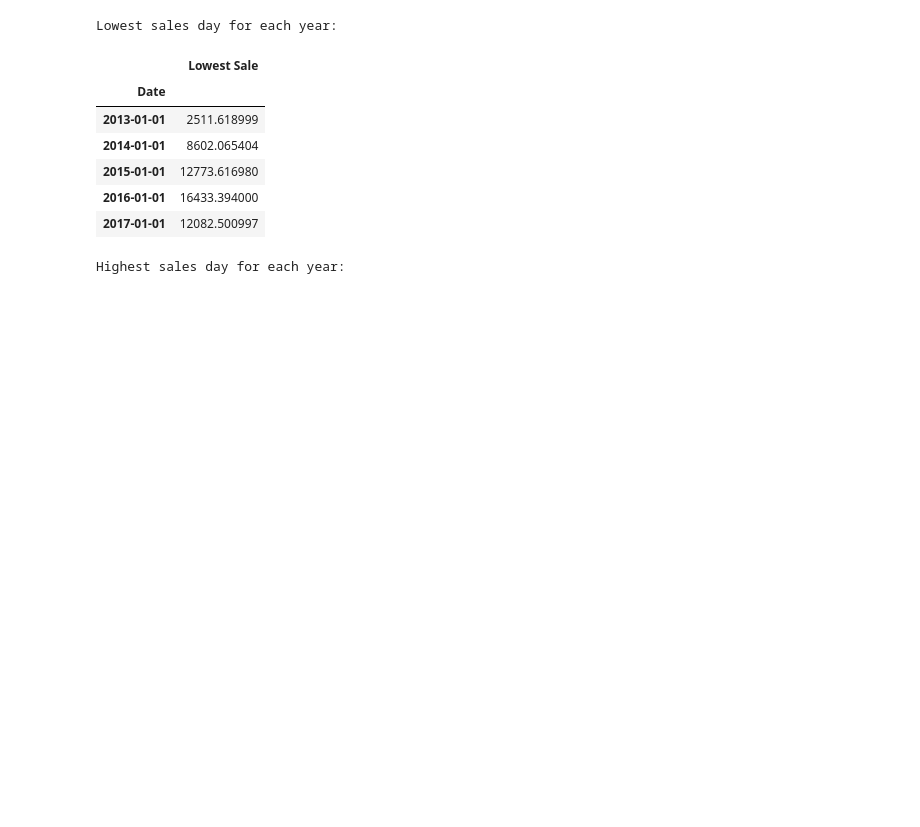
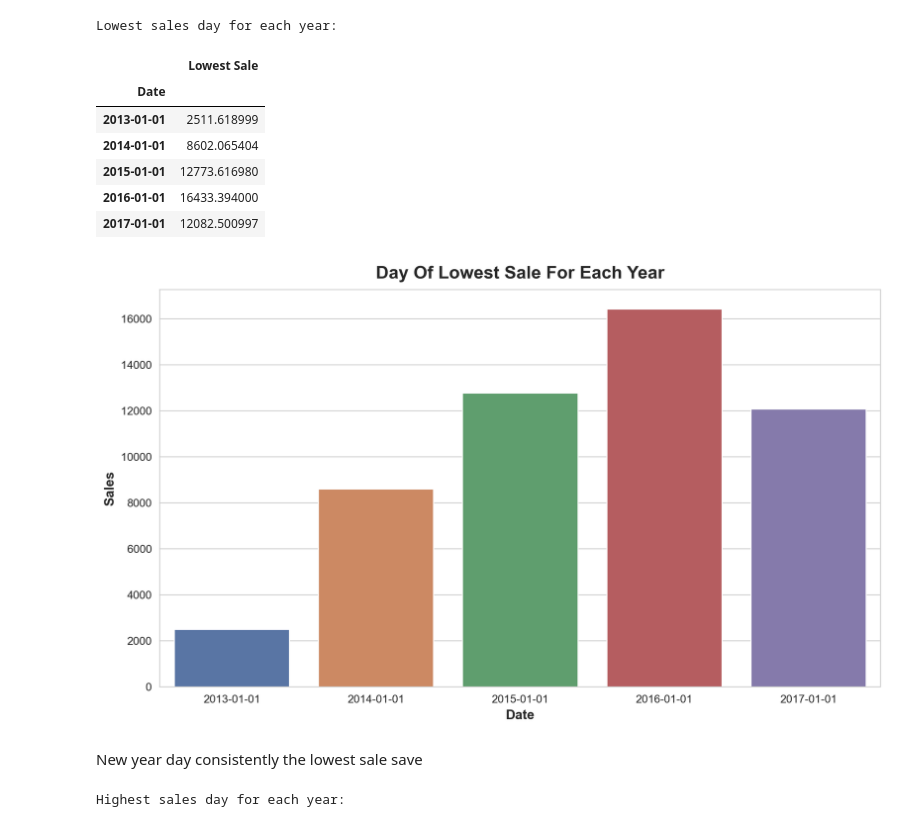
Before and after one commit to modelMaestroSolo/Store-Sales-Time-Series-Forecasting, a Jupyter notebook: notebooks/1.1-sy-Indept-EDA.ipynb, the cells around one changed output. Cells and saved outputs as stored; diff of their text form; code cells hidden in the pictures; blank space fills up the shorter version.

```diff
--- a/notebooks/1.1-sy-Indept-EDA.ipynb
+++ b/notebooks/1.1-sy-Indept-EDA.ipynb
@@ -188,7 +189,7 @@ sns.set_style("whitegrid")
 plt.rc(
     "figure",
     autolayout=True,
-    figsize=(20, 5),
+    figsize=(20, 7),
     titleweight="bold",
     titlesize=18,
 )
@@ -387,6 +410,26 @@ Lowest sales day for each year:
 | 2015-01-01 | 12773.616980 |
 | 2016-01-01 | 16433.394000 |
 | 2017-01-01 | 12082.500997 |
+# %%
+## plot lowest sales for each year
+
+fig, ax = plt.subplots(figsize=(10, 6))
+
+ax = sns.barplot(
+    x= lowest_sales_df.index,
+    y=lowest_sales_df["Lowest Sale"],
+    hue=lowest_sales_df.index,
+    palette="deep", legend=False
+    )
+
+
+#ax.xaxis.set_major_formatter(mdates.DateFormatter("%Y-%m-%d"))
+ax.set(title="Day of Lowest sale for each year".title(), ylabel="Sales")
+plt.savefig("../reports/figures/lowest_sale_dates.png");
+# %% [output]
+[figure, added]
+# %% [markdown]
+New year day consistently the lowest sale save
 # %%
 print("Highest sales day for each year: ")
 highest_sale_df = pd.DataFrame( {
```
Also changed, not shown: parts of 21 cells of this notebook, 4 other files.
